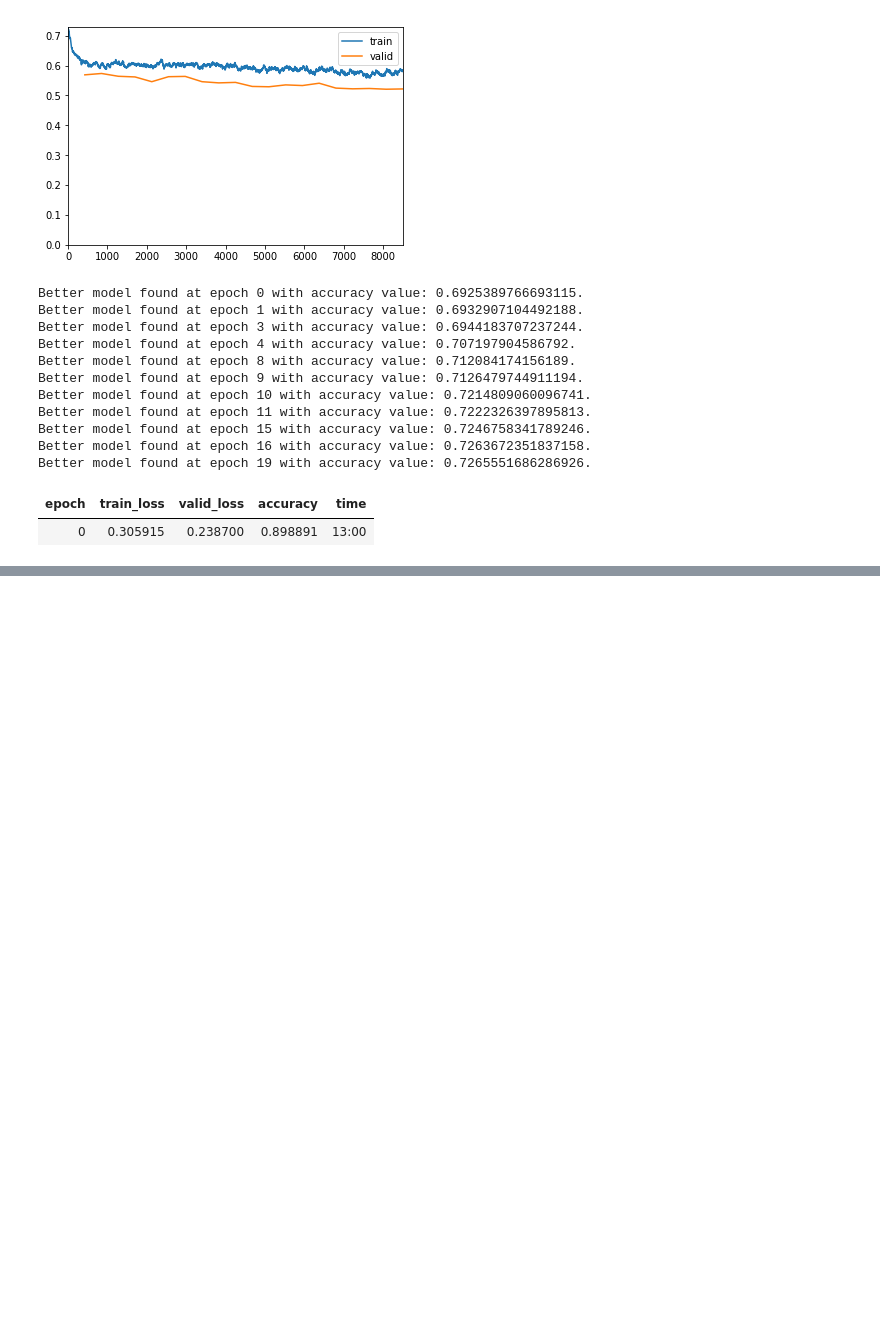
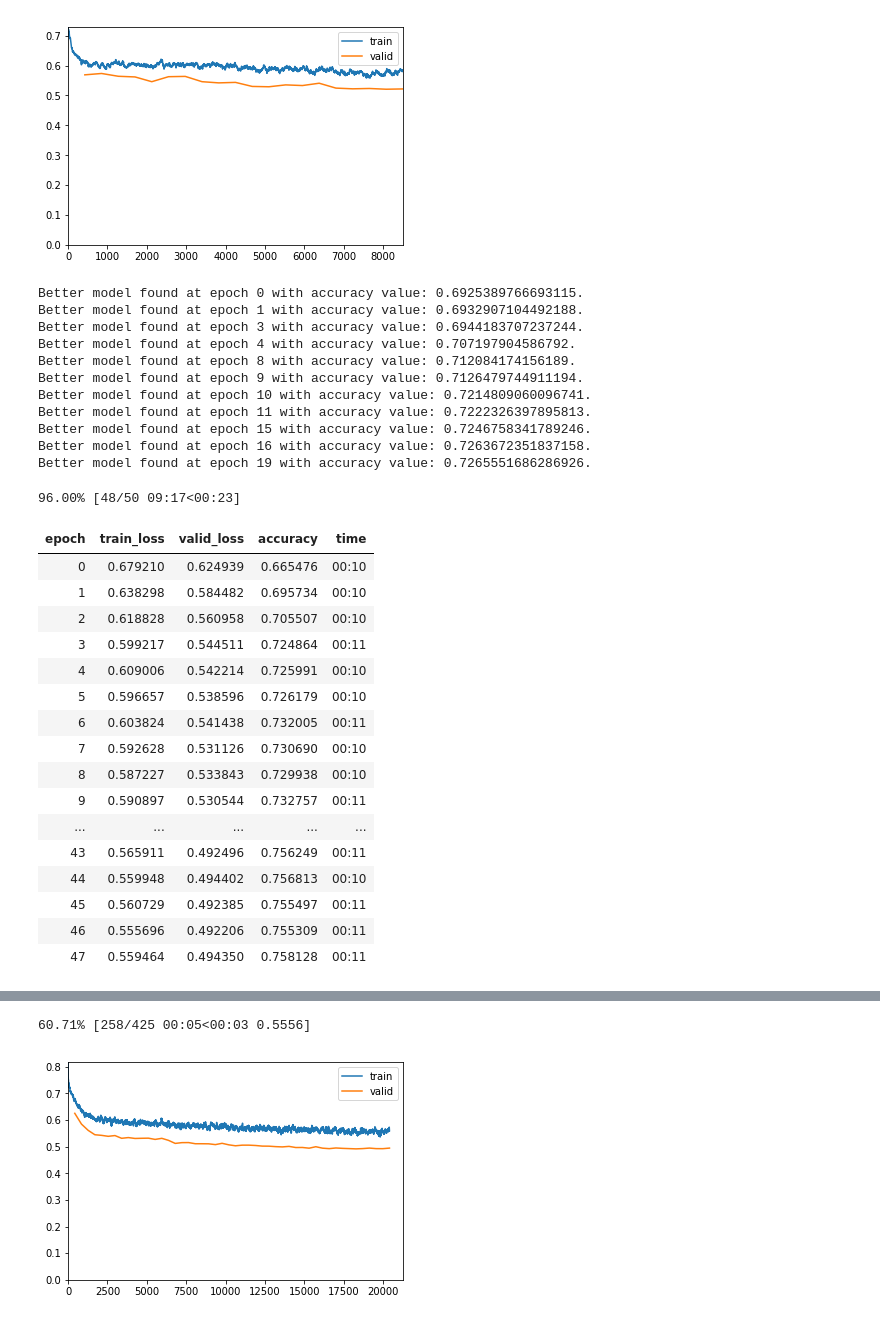
Before and after one commit to VicenteMoraes/SarcasmDetector, a Jupyter notebook: Classifier.ipynb, the cells around one changed output, grey strips where cells are left out. Drawn from its saved outputs; the diff is of its cells as text; code cells hidden in the pictures; blank space fills up the shorter version.

```diff
--- a/Classifier.ipynb
+++ b/Classifier.ipynb
@@ -74,7 +78,22 @@ Better model found at epoch 19 with accuracy value: 0.7265551686286926.
 # %%
-learn.unfreeze()
-learn.fit_one_cycle(1, 1e-3, callbacks=[SaveModelCallback(learn, monitor="accuracy", mode="max")])
-learn.save_encoder("learn0_clas_enc")
+learn.load_encoder("learn-clas-stage1-enc")
+learn.fit_one_cycle(50, 1e-3, callbacks=[SaveModelCallback(learn, monitor="accuracy", mode="max")])
 # %% [output]
+96.00% [48/50 09:17<00:23]
 | epoch | train_loss | valid_loss | accuracy | time |
-| 0 | 0.305915 | 0.238700 | 0.898891 | 13:00 |
+| 0 | 0.679210 | 0.624939 | 0.665476 | 00:10 |
+| 1 | 0.638298 | 0.584482 | 0.695734 | 00:10 |
+| 2 | 0.618828 | 0.560958 | 0.705507 | 00:10 |
+| 3 | 0.599217 | 0.544511 | 0.724864 | 00:11 |
+| 4 | 0.609006 | 0.542214 | 0.725991 | 00:10 |
+| 5 | 0.596657 | 0.538596 | 0.726179 | 00:10 |
+| 6 | 0.603824 | 0.541438 | 0.732005 | 00:11 |
+| 7 | 0.592628 | 0.531126 | 0.730690 | 00:10 |
+| 8 | 0.587227 | 0.533843 | 0.729938 | 00:10 |
+| 9 | 0.590897 | 0.530544 | 0.732757 | 00:11 |
+| ... | ... | ... | ... | ... |
+| 43 | 0.565911 | 0.492496 | 0.756249 | 00:11 |
+| 44 | 0.559948 | 0.494402 | 0.756813 | 00:10 |
+| 45 | 0.560729 | 0.492385 | 0.755497 | 00:11 |
+| 46 | 0.555696 | 0.492206 | 0.755309 | 00:11 |
+| 47 | 0.559464 | 0.494350 | 0.758128 | 00:11 |
@@ -81,0 +100,2 @@ Better model found at epoch 0 with accuracy value: 0.8988912105560303.
+60.71% [258/425 00:05<00:03 0.5556]
+[figure, added]
```
Also changed, not shown: parts of 8 cells of this notebook.
